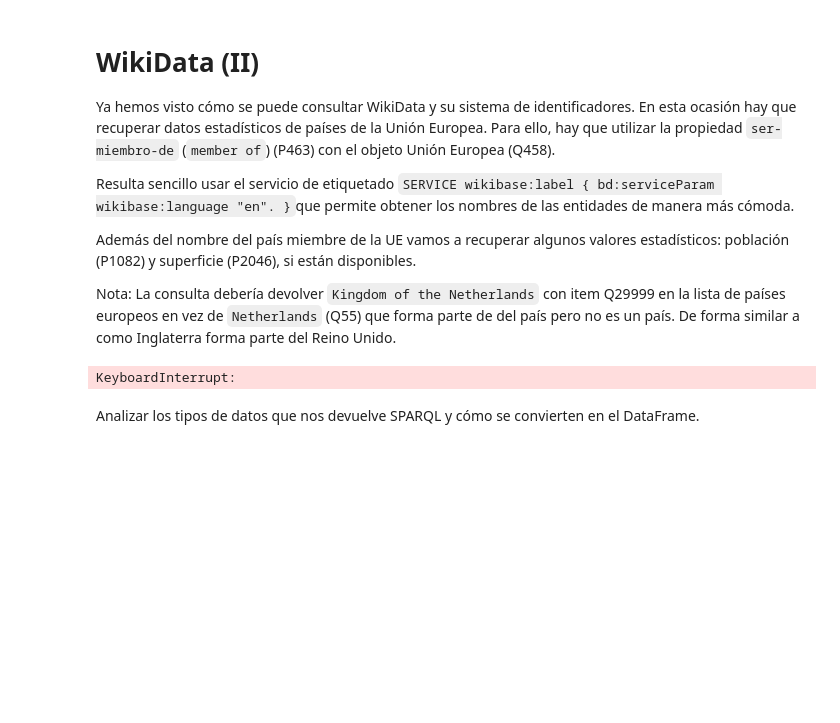
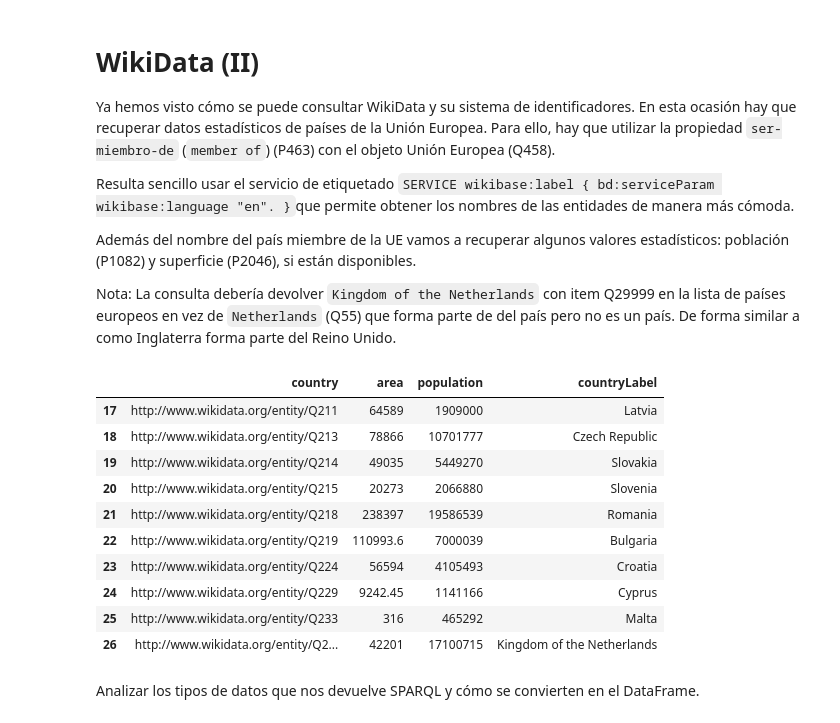
Before and after one commit to pfreezv/UOC, a Jupyter notebook: Tipología y fuentes de datos/pec 4/entrega/TyFdDd_PEC4_alan_coila_bustinza.ipynb, the cells around one changed output. Saved outputs shown, nothing was run; the diff lists cells and outputs as text; code cells hidden in the pictures; blank space fills up the shorter version.

```diff
--- a/Tipología y fuentes de datos/pec 4/entrega/TyFdDd_PEC4_alan_coila_bustinza.ipynb
+++ b/Tipología y fuentes de datos/pec 4/entrega/TyFdDd_PEC4_alan_coila_bustinza.ipynb
@@ -635,21 +635,31 @@ Además del nombre del país miembre de la UE vamos a recuperar algunos valores
 Nota: La consulta debería devolver `Kingdom of the Netherlands` con item Q29999 en la lista de países europeos en vez de `Netherlands` (Q55) que forma parte de del país pero no es un país. De forma similar a como Inglaterra forma parte del Reino Unido.
 # %%
 q = '''
-SELECT
-  ?country ?countryLabel ?population ?area
+SELECT ?country ?countryLabel ?population ?area
 WHERE {
-  ?country  # TODO
-   ?population # TODO
-   ?area  # TODO
+  ?country wdt:P463 wd:Q458.
+
+  ?country wdt:P1082 ?population.
+  ?country wdt:P2046 ?area.
 
   SERVICE wikibase:label { bd:serviceParam wikibase:language "en". }
 }
 '''
 
 countries_df = dataframe_results (wd_sparql, '', q)
 countries_df.tail(10)
 # %% [output]
-KeyboardInterrupt:
+|  | country | area | population | countryLabel |
+| 17 | http://www.wikidata.org/entity/Q211 | 64589 | 1909000 | Latvia |
+| 18 | http://www.wikidata.org/entity/Q213 | 78866 | 10701777 | Czech Republic |
+| 19 | http://www.wikidata.org/entity/Q214 | 49035 | 5449270 | Slovakia |
+| 20 | http://www.wikidata.org/entity/Q215 | 20273 | 2066880 | Slovenia |
+| 21 | http://www.wikidata.org/entity/Q218 | 238397 | 19586539 | Romania |
+| 22 | http://www.wikidata.org/entity/Q219 | 110993.6 | 7000039 | Bulgaria |
+| 23 | http://www.wikidata.org/entity/Q224 | 56594 | 4105493 | Croatia |
+| 24 | http://www.wikidata.org/entity/Q229 | 9242.45 | 1141166 | Cyprus |
+| 25 | http://www.wikidata.org/entity/Q233 | 316 | 465292 | Malta |
+| 26 | http://www.wikidata.org/entity/Q2... | 42201 | 17100715 | Kingdom of the Netherlands |
 # %% [markdown]
 Analizar los tipos de datos que nos devuelve SPARQL y cómo se convierten en el DataFrame.
 # %%
```
